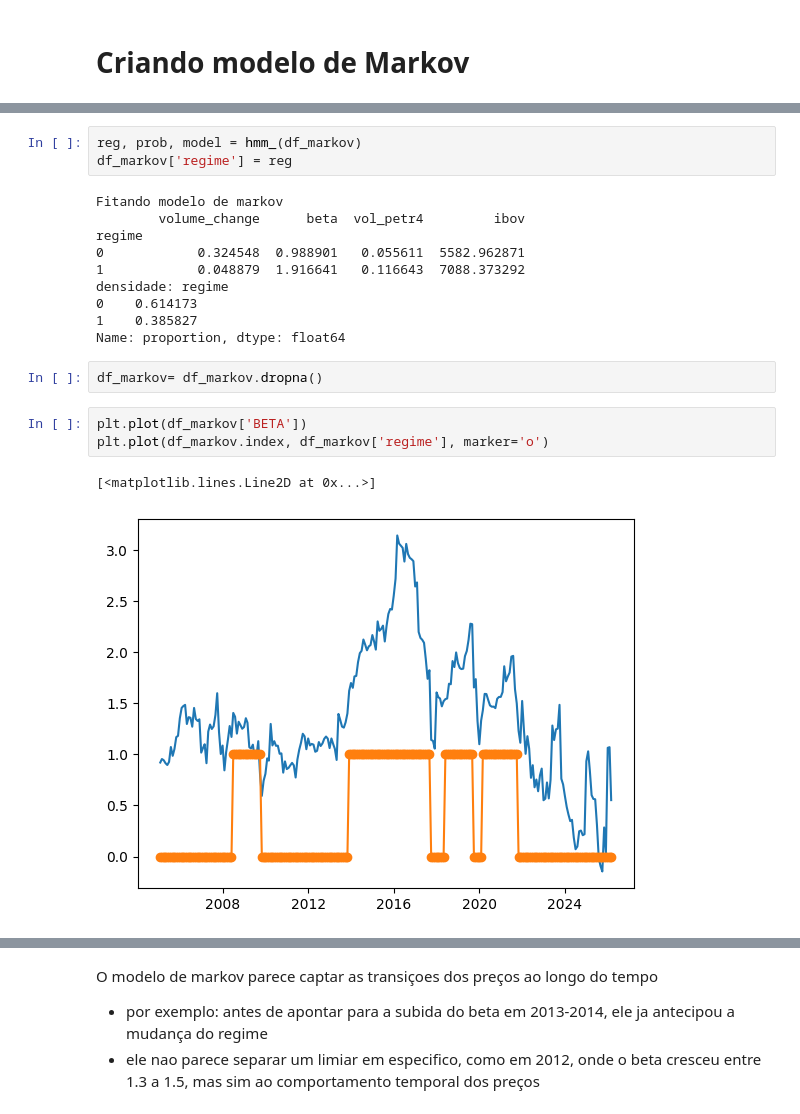
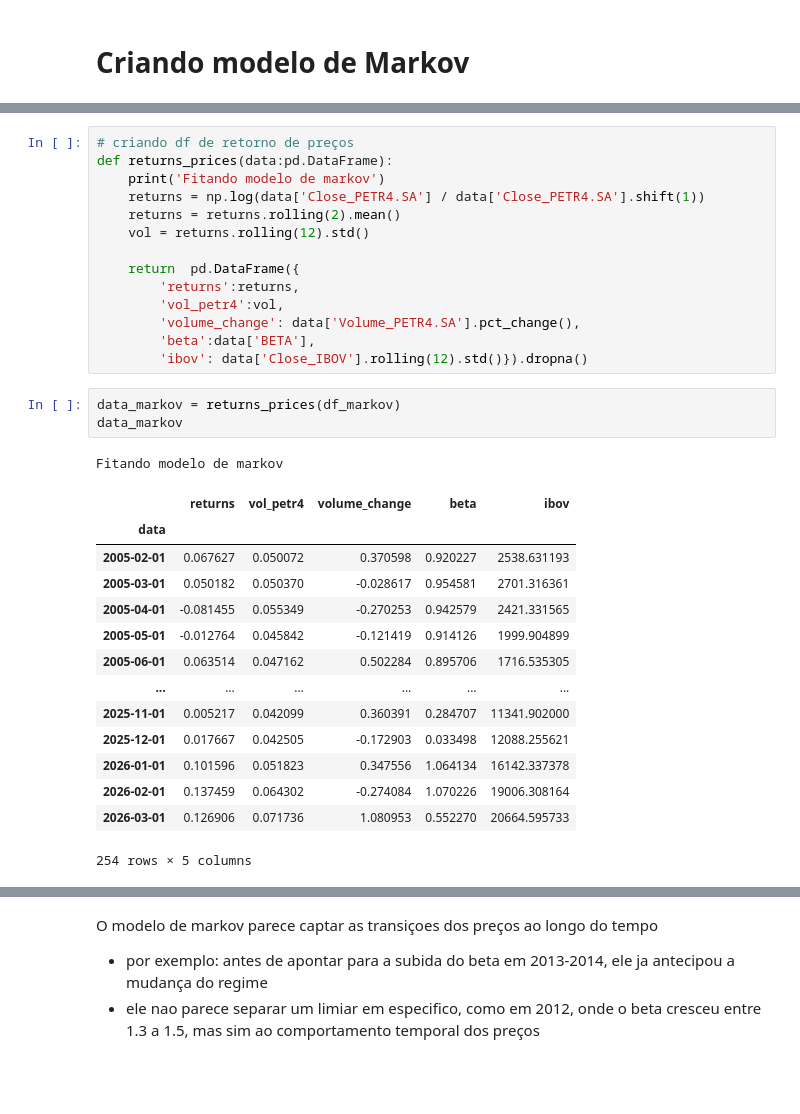
Before and after one commit to WesleySouza13/oil-price-shock-analysis, a Jupyter notebook: notebooks/04_transition_model.ipynb, the cells around one changed output, grey strips where cells are left out. Drawn from its saved outputs; the diff is of its cells as text; blank space fills up the shorter version.

Commit message:
criando funçao para retorno de preços/ retreino de HMM

```diff
--- a/notebooks/04_transition_model.ipynb
+++ b/notebooks/04_transition_model.ipynb
@@ -233,21 +216,33 @@ df
-# %%
-reg, prob, model = hmm_(df_markov)
-df_markov['regime'] = reg
-# %% [output]
-Fitando modelo de markov
-        volume_change      beta  vol_petr4         ibov
-regime
-0            0.324548  0.988901   0.055611  5582.962871
-1            0.048879  1.916641   0.116643  7088.373292
-densidade: regime
-0    0.614173
-1    0.385827
-Name: proportion, dtype: float64
-# %%
-df_markov= df_markov.dropna()
-# %%
-plt.plot(df_markov['BETA'])
-plt.plot(df_markov.index, df_markov['regime'], marker='o')
-# %% [output]
-[<matplotlib.lines.Line2D at 0x...>]
-[figure, removed]
+# %%
+# criando df de retorno de preços
+def returns_prices(data:pd.DataFrame):
+    print('Fitando modelo de markov')
+    returns = np.log(data['Close_PETR4.SA'] / data['Close_PETR4.SA'].shift(1))
+    returns = returns.rolling(2).mean()
+    vol = returns.rolling(12).std()
+
+    return  pd.DataFrame({
+        'returns':returns,
+        'vol_petr4':vol,
+        'volume_change': data['Volume_PETR4.SA'].pct_change(),
+        'beta':data['BETA'],
+        'ibov': data['Close_IBOV'].rolling(12).std()}).dropna()
+# %%
+data_markov = returns_prices(df_markov)
+data_markov
+# %% [output]
+Fitando modelo de markov
+|  | returns | vol_petr4 | volume_change | beta | ibov |
+| data |  |  |  |  |  |
+| 2005-02-01 | 0.067627 | 0.050072 | 0.370598 | 0.920227 | 2538.631193 |
+| 2005-03-01 | 0.050182 | 0.050370 | -0.028617 | 0.954581 | 2701.316361 |
+| 2005-04-01 | -0.081455 | 0.055349 | -0.270253 | 0.942579 | 2421.331565 |
+| 2005-05-01 | -0.012764 | 0.045842 | -0.121419 | 0.914126 | 1999.904899 |
+| 2005-06-01 | 0.063514 | 0.047162 | 0.502284 | 0.895706 | 1716.535305 |
+| ... | ... | ... | ... | ... | ... |
+| 2025-11-01 | 0.005217 | 0.042099 | 0.360391 | 0.284707 | 11341.902000 |
+| 2025-12-01 | 0.017667 | 0.042505 | -0.172903 | 0.033498 | 12088.255621 |
+| 2026-01-01 | 0.101596 | 0.051823 | 0.347556 | 1.064134 | 16142.337378 |
+| 2026-02-01 | 0.137459 | 0.064302 | -0.274084 | 1.070226 | 19006.308164 |
+| 2026-03-01 | 0.126906 | 0.071736 | 1.080953 | 0.552270 | 20664.595733 |
+254 rows × 5 columns
```
Also changed, not shown: parts of 9 cells of this notebook, 4 other files.
